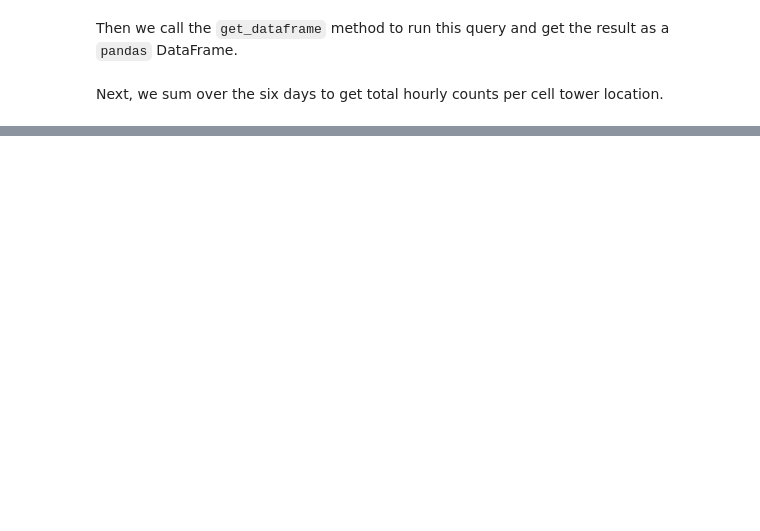
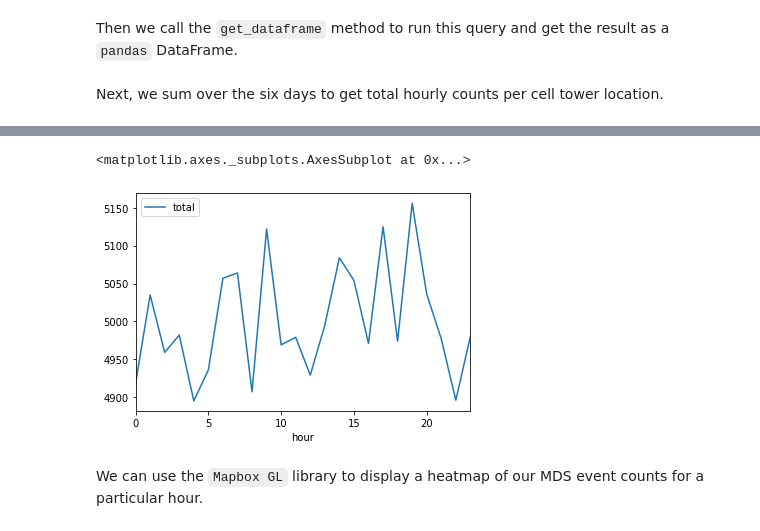
Before and after one commit to Flowminder/FlowKit, a Jupyter notebook: docs/source/worked_examples/mobile-data-usage.ipynb, the cells around one changed output, grey strips where cells are left out. Drawn from its saved outputs; the diff is of its cells as text; code cells hidden in the pictures; blank space fills up the shorter version.

```diff
--- a/docs/source/worked_examples/mobile-data-usage.ipynb
+++ b/docs/source/worked_examples/mobile-data-usage.ipynb
@@ -61,7 +66,9 @@ data_events = data_events_query.get_dataframe()
 # %% [markdown]
 Next, we sum over the six days to get total hourly counts per cell tower location.
 # %%
-events_per_hour = data_events.groupby(["lon", "lat", "hour"]).sum().reset_index()
+events_per_hour = (
+    data_events.groupby(["lon", "lat", "hour"]).sum().reset_index()
+)
 # %% [markdown]
 ### Visualise data events on a heatmap
 
@@ -86,0 +76,9 @@ events_per_hour_points = events_per_hour_dataset.to(
+# %%
+%matplotlib inline
+
+events_per_hour.groupby("hour").sum().plot(y="total")
+# %% [output]
+<matplotlib.axes._subplots.AxesSubplot at 0x...>
+[figure, added]
+# %% [markdown]
+We can use the `Mapbox GL` library to display a heatmap of our MDS event counts for a particular hour.
```
Also changed, not shown: parts of 8 cells of this notebook, 1 other file.
